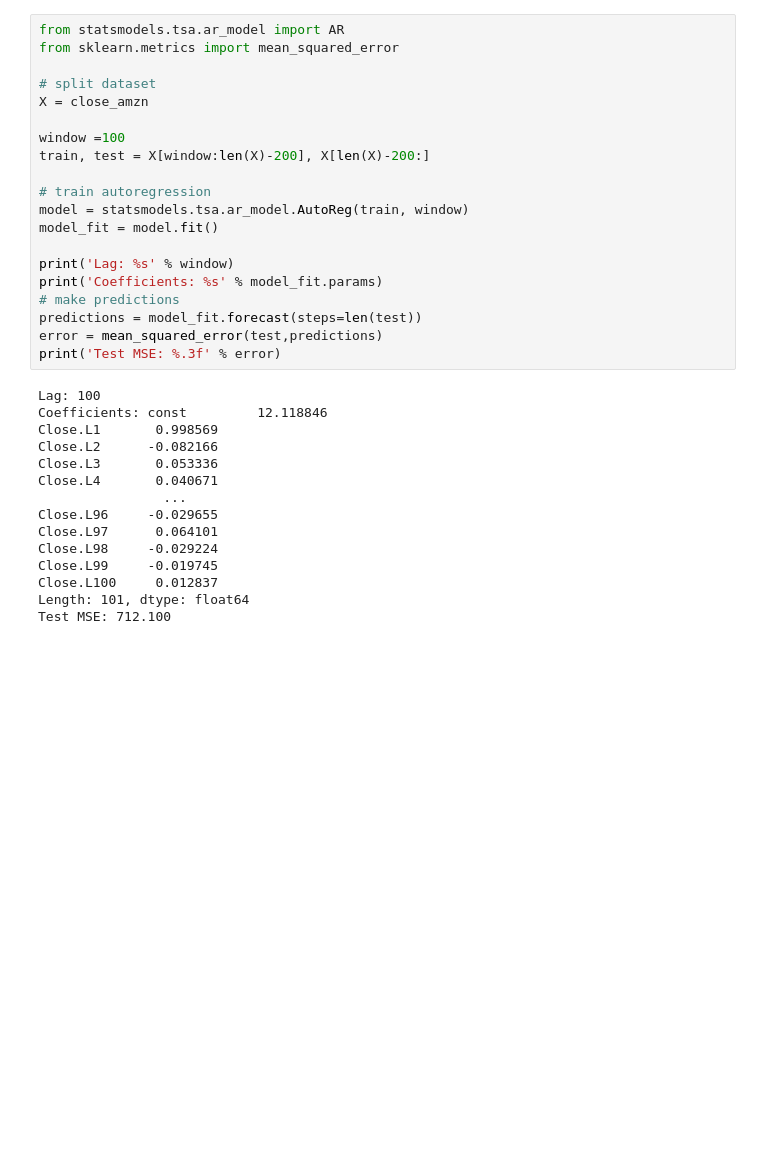
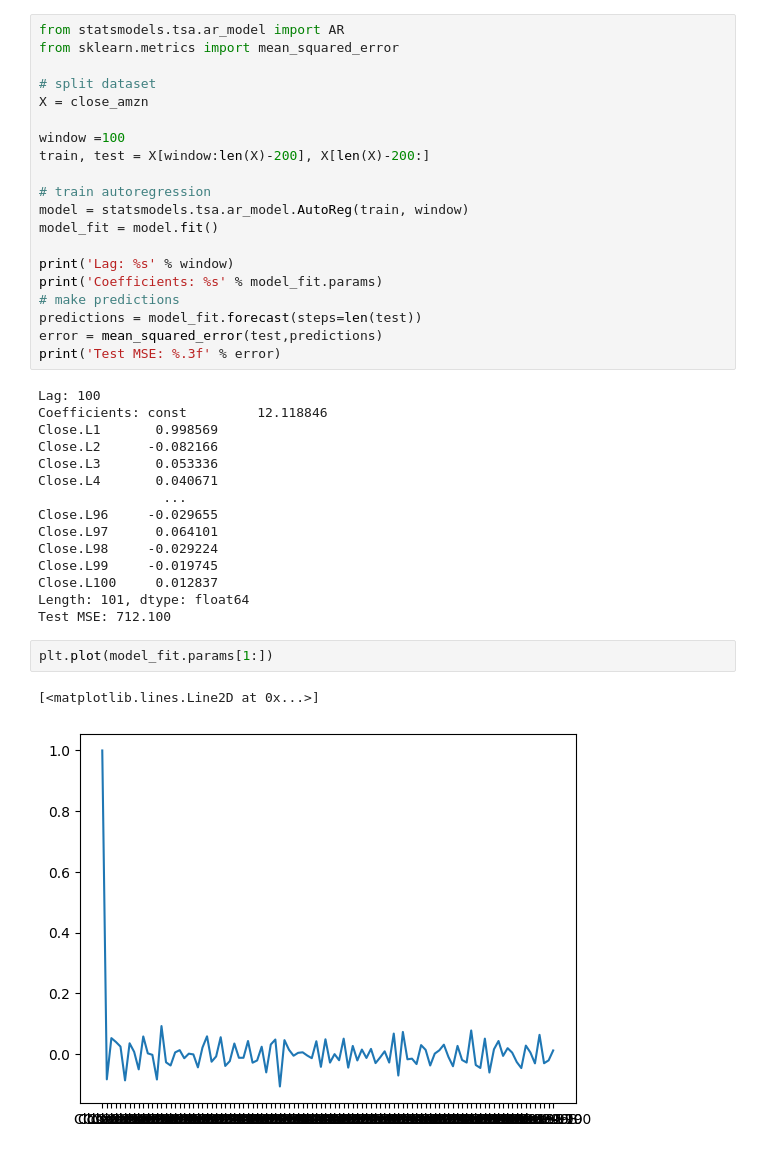
Before and after one commit to maxnorman569/comp0051_algorithmic_trading, a Jupyter notebook: Week 3 Material -20230125/Notebook 6.1 - AR.ipynb, the cells around one changed output. Drawn from its saved outputs; the diff is of its cells as text; blank space fills up the shorter version.

```diff
--- a/Week 3 Material -20230125/Notebook 6.1 - AR.ipynb
+++ b/Week 3 Material -20230125/Notebook 6.1 - AR.ipynb
@@ -102,3 +128,8 @@ Close.L99     -0.019745
 Close.L100     0.012837
 Length: 101, dtype: float64
 Test MSE: 712.100
+# %%
+plt.plot(model_fit.params[1:])
+# %% [output]
+[<matplotlib.lines.Line2D at 0x...>]
+[figure, added]
```
Also changed, not shown: parts of 3 cells of this notebook, 55 other files.
